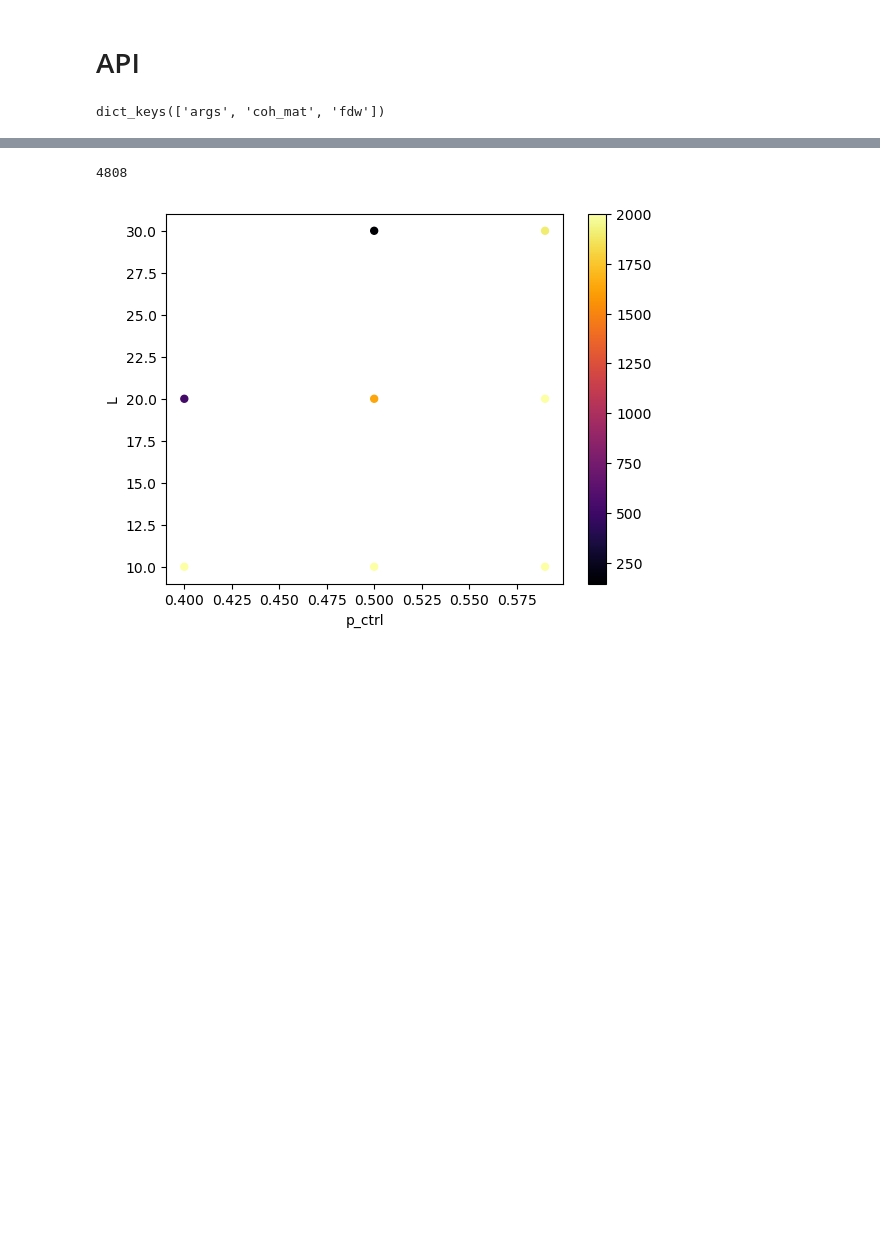
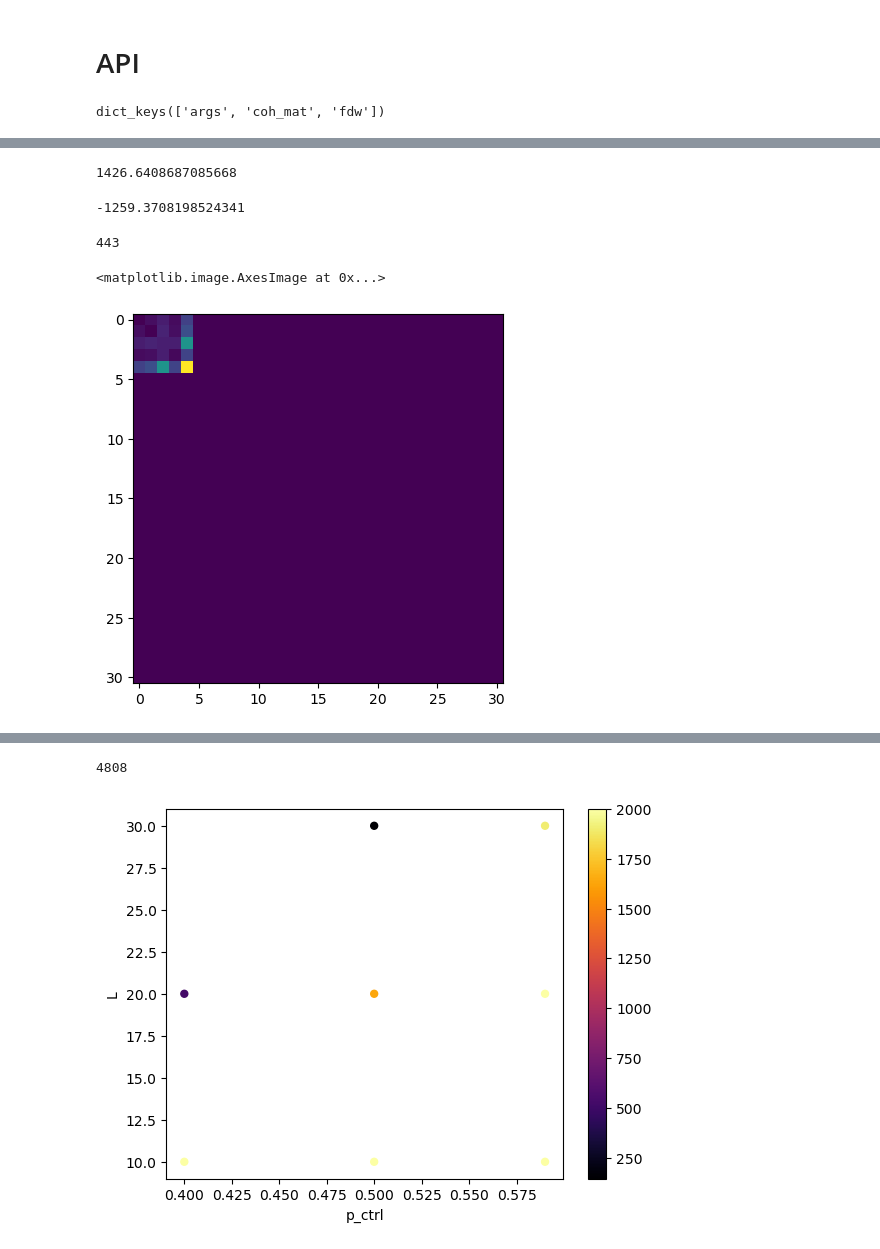
Before and after one commit to youtao1999/CT_MPS, a Jupyter notebook: FM_coherence.ipynb, the cells around one changed output, grey strips where cells are left out. Drawn from its saved outputs; the diff is of its cells as text; code cells hidden in the pictures; blank space fills up the shorter version.

```diff
--- a/FM_coherence.ipynb
+++ b/FM_coherence.ipynb
@@ -84,0 +152,3 @@ df_MPS_0_T=convert_pd(data_MPS_0_T_dict,names=['Metrics','L','p_ctrl','p_proj','
+# %%
+old_data=df_MPS_0_T.xs('coh_mat',level='Metrics').xs(L,level='L').xs(p_ctrl,level='p_ctrl').xs(0.0,level='p_proj')['observations']
+new_data=df_MPS_0_T_60.xs('coh_mat',level='Metrics').xs(L,level='L').xs(p_ctrl,level='p_ctrl').xs(0.0,level='p_proj')['observations']
@@ -84,0 +219,17 @@ df_MPS_0_T=convert_pd(data_MPS_0_T_dict,names=['Metrics','L','p_ctrl','p_proj','
+# %%
+diff_data[(diff_data>0)].mean()
+# %% [output]
+1426.6408687085668
+# %%
+diff_data[(diff_data<0)].mean()
+# %% [output]
+-1259.3708198524341
+# %%
+(diff_data==0).sum()
+# %% [output]
+443
+# %%
+plt.imshow(new_data[5])
+# %% [output]
+<matplotlib.image.AxesImage at 0x...>
+[figure, added]
```
Also changed, not shown: parts of 33 cells of this notebook, 3 other files.
